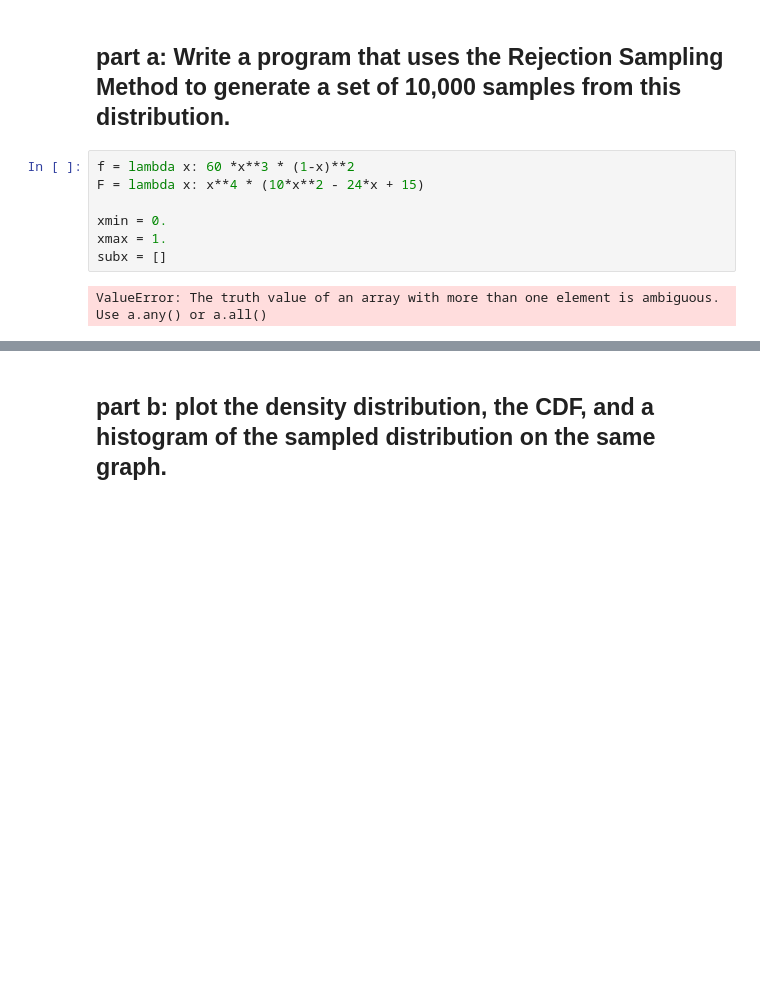
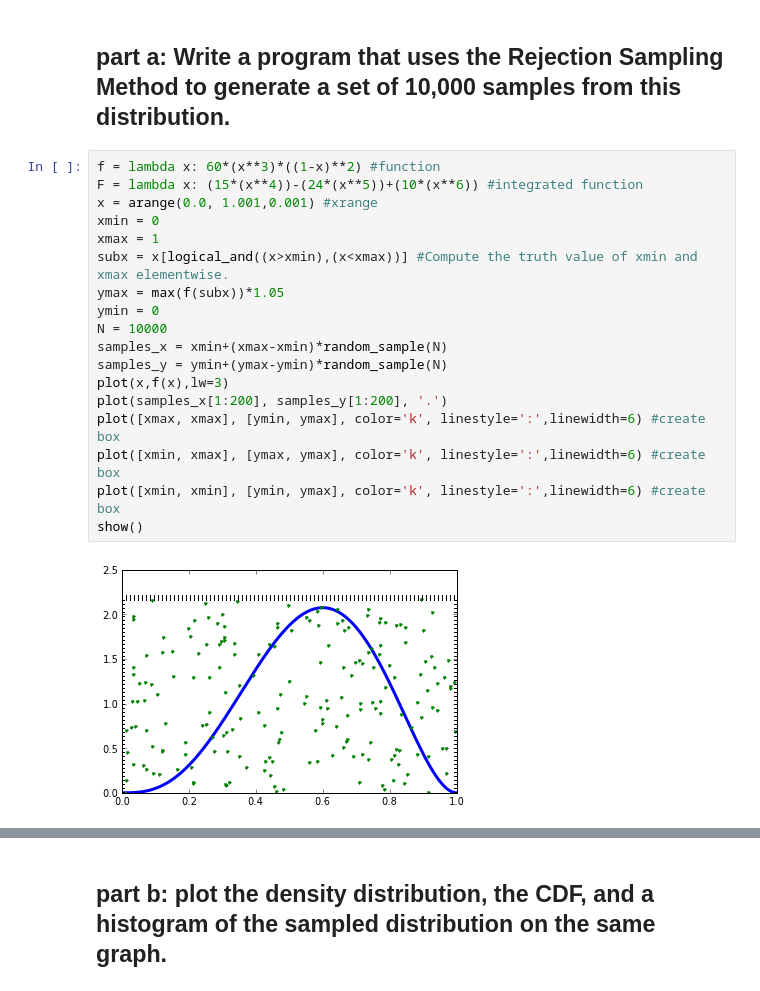
Before and after one commit to jruncoPHYS202/PHYS202-S13, a Jupyter notebook: week8/MCSimulation.ipynb, the cells around one changed output, grey strips where cells are left out. Drawn from its saved outputs; the diff is of its cells as text; blank space fills up the shorter version.

```diff
--- a/week8/MCSimulation.ipynb
+++ b/week8/MCSimulation.ipynb
@@ -55,12 +58,23 @@ Question 3
 # %% [markdown]
 part a: Write a program that uses the Rejection Sampling Method to generate a set of 10,000 samples from this distribution.
 -
-# %%
-f = lambda x: 60 *x**3 * (1-x)**2
-F = lambda x: x**4 * (10*x**2 - 24*x + 15)
-
-xmin = 0.
-xmax = 1.
-subx = []
-# %% [output]
-ValueError: The truth value of an array with more than one element is ambiguous. Use a.any() or a.all()
+# %%
+f = lambda x: 60*(x**3)*((1-x)**2) #function
+F = lambda x: (15*(x**4))-(24*(x**5))+(10*(x**6)) #integrated function
+x = arange(0.0, 1.001,0.001) #xrange
+xmin = 0
+xmax = 1
+subx = x[logical_and((x>xmin),(x<xmax))] #Compute the truth value of xmin and xmax elementwise.
+ymax = max(f(subx))*1.05
+ymin = 0
+N = 10000
+samples_x = xmin+(xmax-xmin)*random_sample(N)
+samples_y = ymin+(ymax-ymin)*random_sample(N)
+plot(x,f(x),lw=3)
+plot(samples_x[1:200], samples_y[1:200], '.')
+plot([xmax, xmax], [ymin, ymax], color='k', linestyle=':',linewidth=6) #create box
+plot([xmin, xmax], [ymax, ymax], color='k', linestyle=':',linewidth=6) #create box
+plot([xmin, xmin], [ymin, ymax], color='k', linestyle=':',linewidth=6) #create box
+show()
+# %% [output]
+[figure, added]
```
Also changed, not shown: parts of 4 cells of this notebook, 1 other file.
